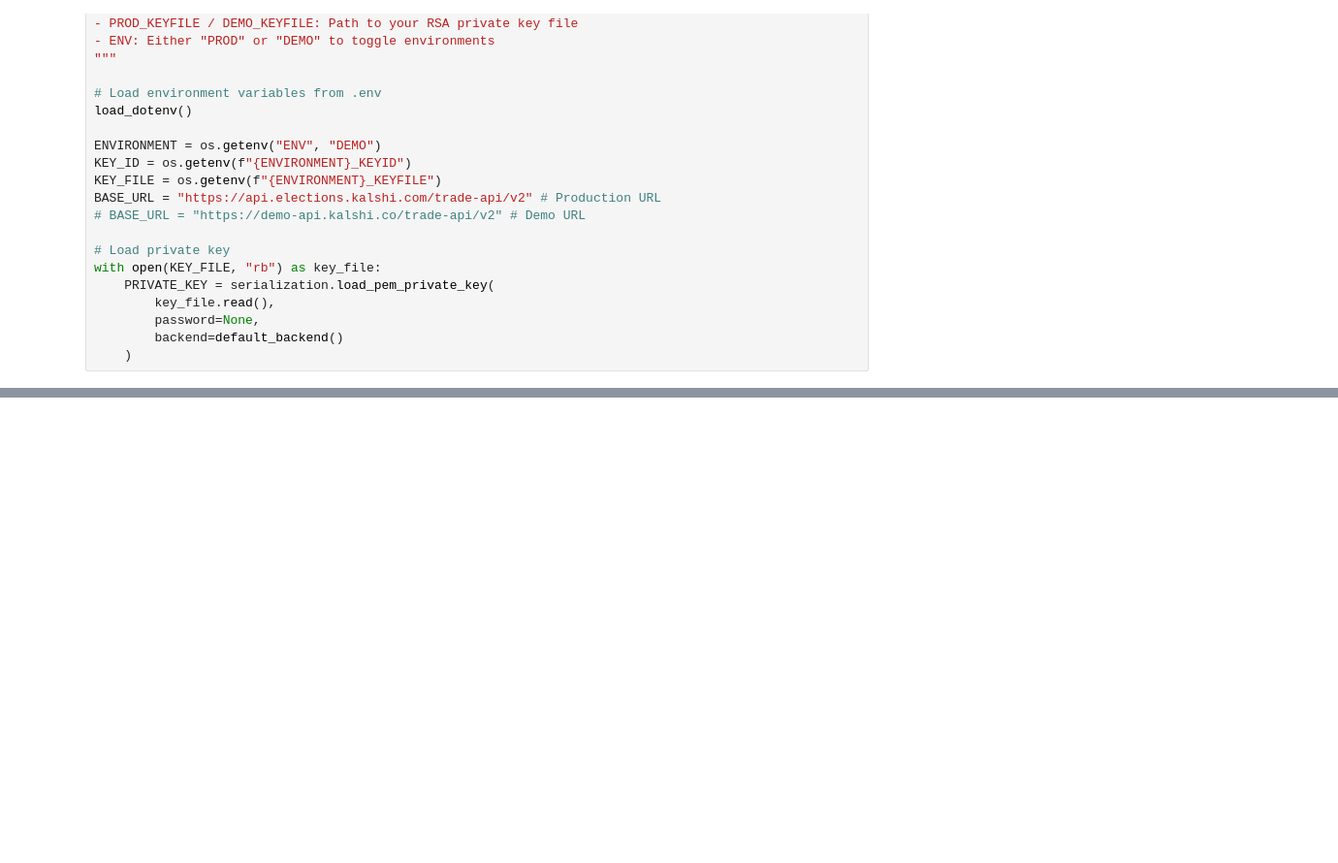
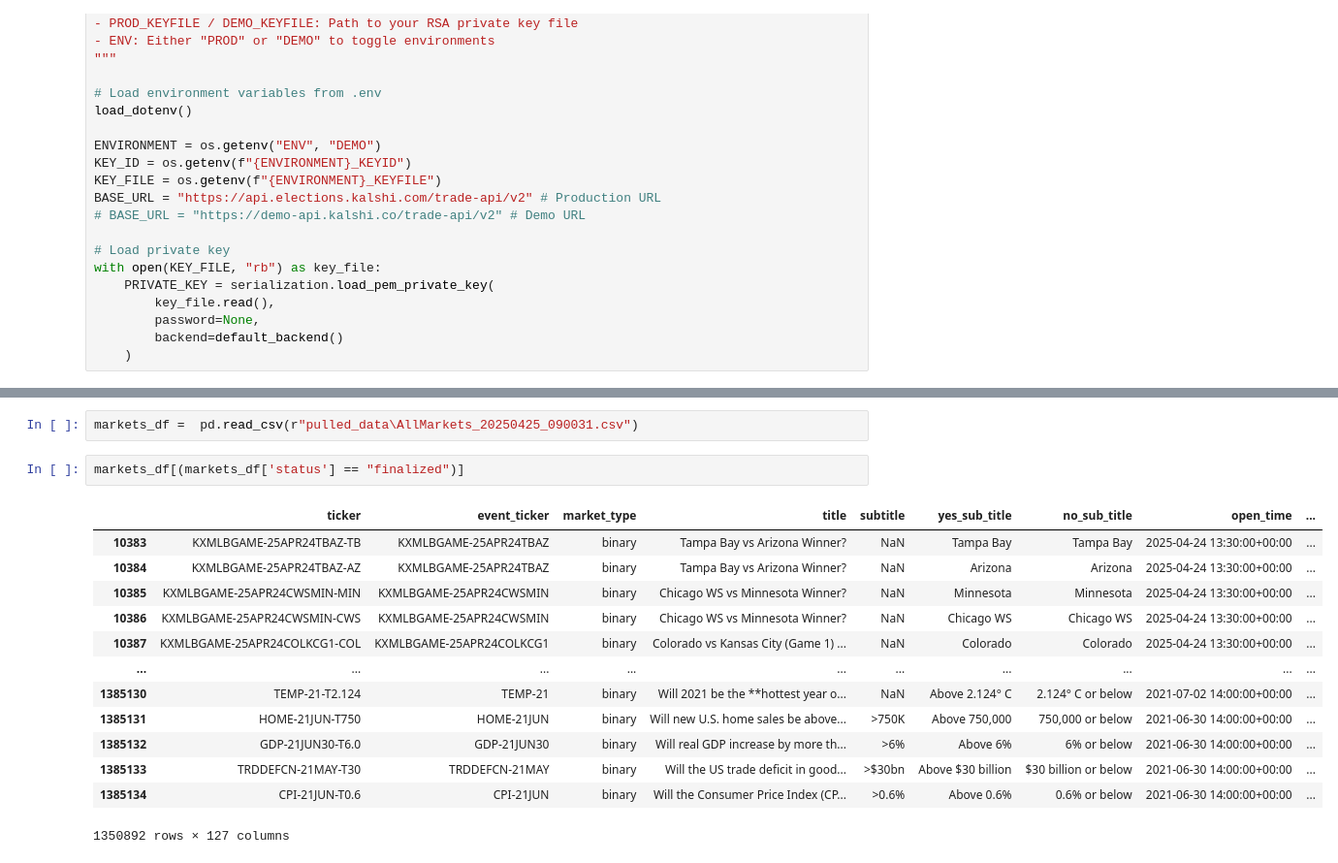
Before and after one commit to NiccoloComati/pjts, a Jupyter notebook: 10. Kalshi/main.ipynb, the cells around one changed output, grey strips where cells are left out. Shown: that part at 97% size. Cells and saved outputs as stored; diff of their text form; blank space fills up the shorter version.

```diff
--- a/10. Kalshi/main.ipynb
+++ b/10. Kalshi/main.ipynb
@@ -705,0 +753,18 @@ markets_df
+# %%
+markets_df =  pd.read_csv(r"pulled_data\AllMarkets_20250425_090031.csv")
+# %%
+markets_df[(markets_df['status'] == "finalized")]
+# %% [output]
+|  | ticker | event_ticker | market_type | title | subtitle | yes_sub_title | no_sub_title | open_time | ... |
+| 10383 | KXMLBGAME-25APR24TBAZ-TB | KXMLBGAME-25APR24TBAZ | binary | Tampa Bay vs Arizona Winner? | NaN | Tampa Bay | Tampa Bay | 2025-04-24 13:30:00+00:00 | ... |
+| 10384 | KXMLBGAME-25APR24TBAZ-AZ | KXMLBGAME-25APR24TBAZ | binary | Tampa Bay vs Arizona Winner? | NaN | Arizona | Arizona | 2025-04-24 13:30:00+00:00 | ... |
+| 10385 | KXMLBGAME-25APR24CWSMIN-MIN | KXMLBGAME-25APR24CWSMIN | binary | Chicago WS vs Minnesota Winner? | NaN | Minnesota | Minnesota | 2025-04-24 13:30:00+00:00 | ... |
+| 10386 | KXMLBGAME-25APR24CWSMIN-CWS | KXMLBGAME-25APR24CWSMIN | binary | Chicago WS vs Minnesota Winner? | NaN | Chicago WS | Chicago WS | 2025-04-24 13:30:00+00:00 | ... |
+| 10387 | KXMLBGAME-25APR24COLKCG1-COL | KXMLBGAME-25APR24COLKCG1 | binary | Colorado vs Kansas City (Game 1) ... | NaN | Colorado | Colorado | 2025-04-24 13:30:00+00:00 | ... |
+| ... | ... | ... | ... | ... | ... | ... | ... | ... | ... |
+| 1385130 | TEMP-21-T2.124 | TEMP-21 | binary | Will 2021 be the **hottest year o... | NaN | Above 2.124° C | 2.124° C or below | 2021-07-02 14:00:00+00:00 | ... |
+| 1385131 | HOME-21JUN-T750 | HOME-21JUN | binary | Will new U.S. home sales be above... | >750K | Above 750,000 | 750,000 or below | 2021-06-30 14:00:00+00:00 | ... |
+| 1385132 | GDP-21JUN30-T6.0 | GDP-21JUN30 | binary | Will real GDP increase by more th... | >6% | Above 6% | 6% or below | 2021-06-30 14:00:00+00:00 | ... |
+| 1385133 | TRDDEFCN-21MAY-T30 | TRDDEFCN-21MAY | binary | Will the US trade deficit in good... | >$30bn | Above $30 billion | $30 billion or below | 2021-06-30 14:00:00+00:00 | ... |
+| 1385134 | CPI-21JUN-T0.6 | CPI-21JUN | binary | Will the Consumer Price Index (CP... | >0.6% | Above 0.6% | 0.6% or below | 2021-06-30 14:00:00+00:00 | ... |
+1350892 rows × 127 columns
```
Also changed, not shown: parts of 15 cells of this notebook.
